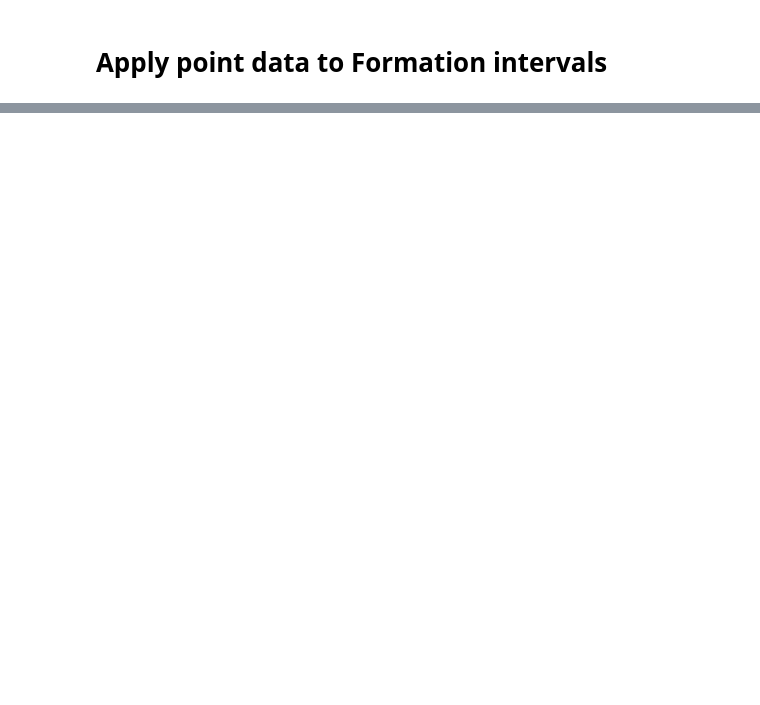
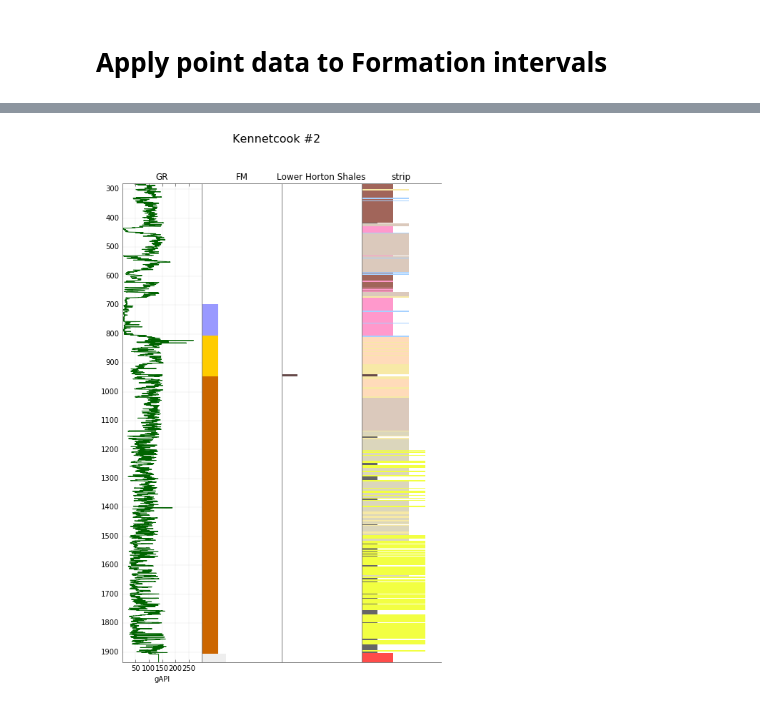
Before and after one commit to EvanBianco/recipes, a Jupyter notebook: Filtering lithology by formation.ipynb, the cells around one changed output, grey strips where cells are left out. Cells and saved outputs as stored; diff of their text form; code cells hidden in the pictures; blank space fills up the shorter version.

```diff
--- a/Filtering lithology by formation.ipynb
+++ b/Filtering lithology by formation.ipynb
@@ -171,0 +114,9 @@ well.plot(tracks=tracks, legend=complete_legend)
+# %%
+Horton = well.data['FM'].find('^Horton$') # a striplog with only '^horton$' in formation name
+ShalyHorton = muds.intersect(Horton)
+well.data['Lower Horton Shales'] = ShalyHorton
+# %%
+tracks = ['GR','FM','Lower Horton Shales', 'strip']
+well.plot(tracks=tracks, legend=complete_legend)
+# %% [output]
+[figure, added]
```
Also changed, not shown: parts of 25 cells of this notebook.
